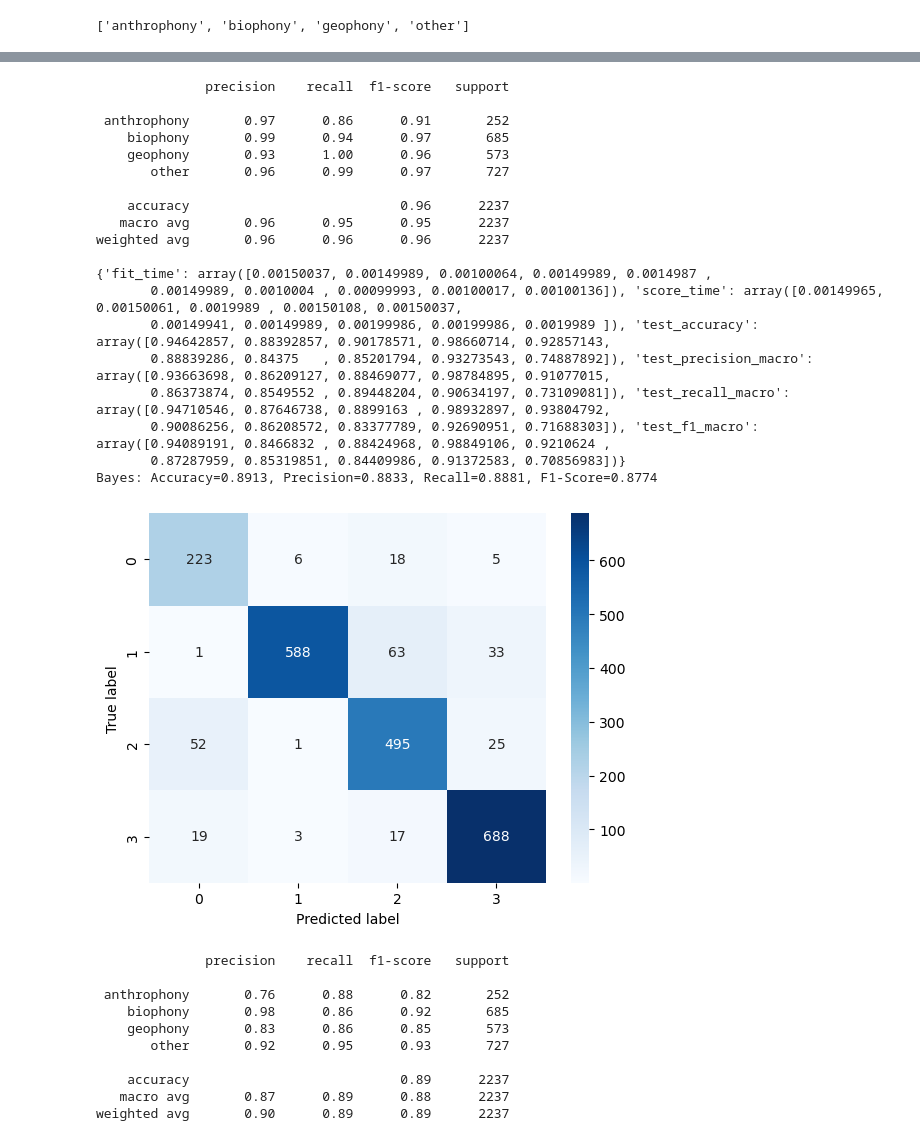
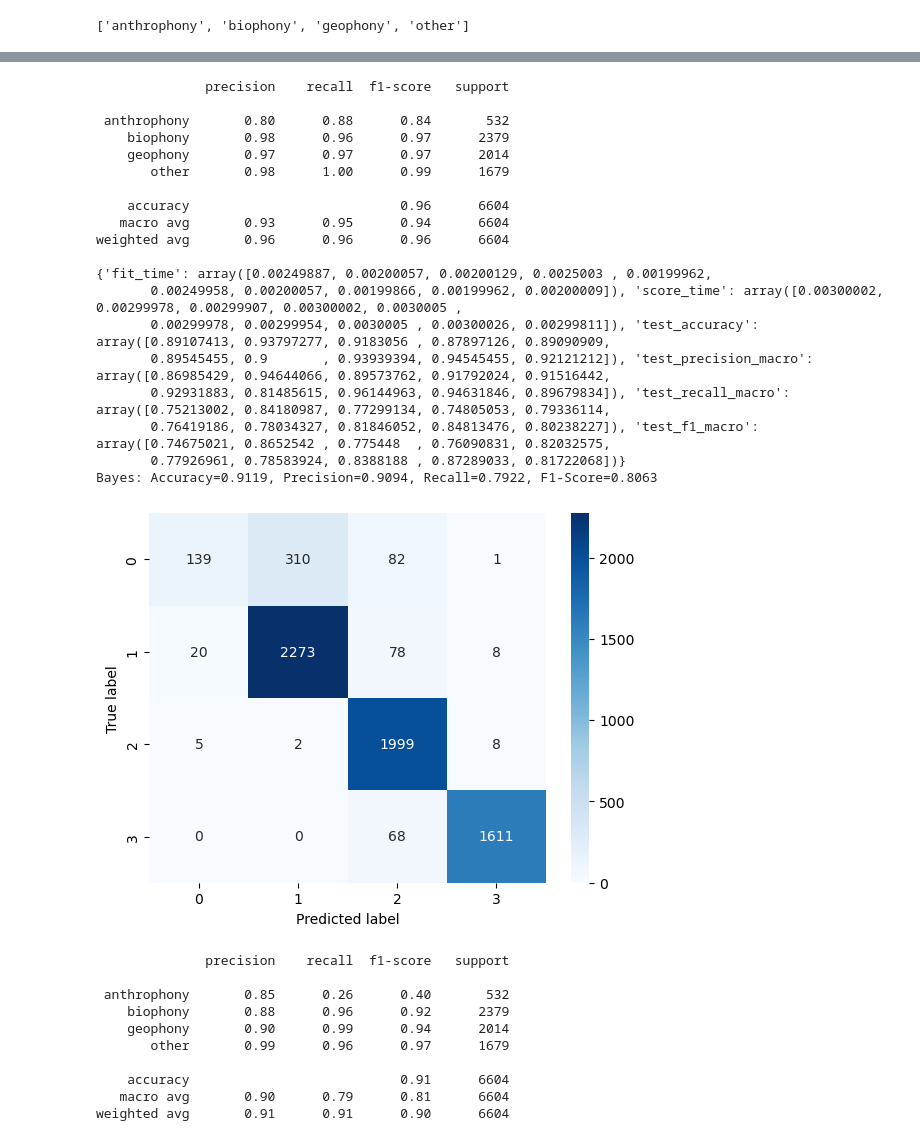
Before and after one commit to thomasnapier/AudioHandling, a Jupyter notebook: Supervised.ipynb, the cells around one changed output, grey strips where cells are left out. Saved outputs shown, nothing was run; the diff lists cells and outputs as text; code cells hidden in the pictures.

```diff
--- a/Supervised.ipynb
+++ b/Supervised.ipynb
@@ -41,12 +41,10 @@ from sklearn.neighbors import KNeighborsClassifier
 from sklearn.naive_bayes import GaussianNB
 from sklearn.metrics import confusion_matrix, classification_report
 # %%
-
-
 # Load dataset
 df = pd.read_csv("39-feature-vector.csv")
 X = df.iloc[:, 1:14]
-y = df.iloc[:, 39]
+y = df.iloc[:, 0]
 feature_names = list(X.columns)
 # %%
 X
@@ -67,8 +80,8 @@ X
 # %%
-df = pd.read_csv("39-features-wambiana.csv")
-df = df.dropna()
-X = df.iloc[:, 0:13]
-X
+# df = pd.read_csv("39-features-wambiana.csv")
+# df = df.dropna()
+# X = df.iloc[:, 0:13]
+# X
 # %% [output]
 |  | 0 | 1 | 2 | 3 | 4 | 5 | 6 | 7 | 8 | 9 | 10 | ... |
 | 0 | 0.302366 | 0.476718 | 0.878482 | 0.582860 | 0.490273 | 0.832582 | 0.448314 | 0.396102 | 0.693108 | 0.139327 | 0.650847 | ... |
@@ -84,6 +97,6 @@ X
 | 2236 | 0.483553 | 0.756983 | 0.423417 | 0.527742 | 0.301839 | 0.366903 | 0.521217 | 0.195861 | 0.195205 | 0.616264 | 0.205422 | ... |
 2237 rows × 13 columns
 # %%
-y = df.iloc[:, 40]
-y
+# y = df.iloc[:, 40]
+# y
 # %% [output]
@@ -141,7 +164,7 @@ for name, clf in classifiers.items():
     if name == 'DT':
         clf.fit(X, y)  # Fit the model before accessing feature importances
         plt.figure(figsize=(20, 10))
-        plot_tree(clf, filled=True, feature_names=X.columns, class_names=target_names, max_depth=2)
+        plot_tree(clf, filled=True, class_names=target_names, max_depth=2)
         plt.show()
         print(f"Feature importances: {clf.feature_importances_}")
 
@@ -198,30 +224,30 @@ kNN: Accuracy=0.9624, Precision=0.9659, Recall=0.9472, F1-Score=0.9523
               precision    recall  f1-score   support
 
- anthrophony       0.97      0.86      0.91       252
-    biophony       0.99      0.94      0.97       685
-    geophony       0.93      1.00      0.96       573
-       other       0.96      0.99      0.97       727
+ anthrophony       0.80      0.88      0.84       532
+    biophony       0.98      0.96      0.97      2379
+    geophony       0.97      0.97      0.97      2014
+       other       0.98      1.00      0.99      1679
 
-    accuracy                           0.96      2237
-   macro avg       0.96      0.95      0.95      2237
-weighted avg       0.96      0.96      0.96      2237
+    accuracy                           0.96      6604
+   macro avg       0.93      0.95      0.94      6604
+weighted avg       0.96      0.96      0.96      6604
 
-{'fit_time': array([0.00150037, 0.00149989, 0.00100064, 0.00149989, 0.0014987 ,
-       0.00149989, 0.0010004 , 0.00099993, 0.00100017, 0.00100136]), 'score_time': array([0.00149965, 0.00150061, 0.0019989 , 0.00150108, 0.00150037,
-       0.00149941, 0.00149989, 0.00199986, 0.00199986, 0.0019989 ]), 'test_accuracy': array([0.94642857, 0.88392857, 0.90178571, 0.98660714, 0.92857143,
-       0.88839286, 0.84375   , 0.85201794, 0.93273543, 0.74887892]), 'test_precision_macro': array([0.93663698, 0.86209127, 0.88469077, 0.98784895, 0.91077015,
-       0.86373874, 0.8549552 , 0.89448204, 0.90634197, 0.73109081]), 'test_recall_macro': array([0.94710546, 0.87646738, 0.8899163 , 0.98932897, 0.93804792,
-       0.90086256, 0.86208572, 0.83377789, 0.92690951, 0.71688303]), 'test_f1_macro': array([0.94089191, 0.8466832 , 0.88424968, 0.98849106, 0.9210624 ,
-       0.87287959, 0.85319851, 0.84409986, 0.91372583, 0.70856983])}
-Bayes: Accuracy=0.8913, Precision=0.8833, Recall=0.8881, F1-Score=0.8774
+{'fit_time': array([0.00249887, 0.00200057, 0.00200129, 0.0025003 , 0.00199962,
+       0.00249958, 0.00200057, 0.00199866, 0.00199962, 0.00200009]), 'score_time': array([0.00300002, 0.00299978, 0.00299907, 0.00300002, 0.0030005 ,
+       0.00299978, 0.00299954, 0.0030005 , 0.00300026, 0.00299811]), 'test_accuracy': array([0.89107413, 0.93797277, 0.9183056 , 0.87897126, 0.89090909,
+       0.89545455, 0.9       , 0.93939394, 0.94545455, 0.92121212]), 'test_precision_macro': array([0.86985429, 0.94644066, 0.89573762, 0.91792024, 0.91516442,
+       0.92931883, 0.81485615, 0.96144963, 0.94631846, 0.89679834]), 'test_recall_macro': array([0.75213002, 0.84180987, 0.77299134, 0.74805053, 0.79336114,
+       0.76419186, 0.78034327, 0.81846052, 0.84813476, 0.80238227]), 'test_f1_macro': array([0.74675021, 0.8652542 , 0.775448  , 0.76090831, 0.82032575,
+       0.77926961, 0.78583924, 0.8388188 , 0.87289033, 0.81722068])}
+Bayes: Accuracy=0.9119, Precision=0.9094, Recall=0.7922, F1-Score=0.8063
-[figure, old version]
+[figure, new version]
               precision    recall  f1-score   support
 
- anthrophony       0.76      0.88      0.82       252
-    biophony       0.98      0.86      0.92       685
-    geophony       0.83      0.86      0.85       573
-       other       0.92      0.95      0.93       727
+ anthrophony       0.85      0.26      0.40       532
+    biophony       0.88      0.96      0.92      2379
+    geophony       0.90      0.99      0.94      2014
+       other       0.99      0.96      0.97      1679
 
-    accuracy                           0.89      2237
-   macro avg       0.87      0.89      0.88      2237
-weighted avg       0.90      0.89      0.89      2237
+    accuracy                           0.91      6604
+   macro avg       0.90      0.79      0.81      6604
+weighted avg       0.91      0.91      0.90      6604
```
Also changed, not shown: parts of 5 cells of this notebook, 17 other files.
